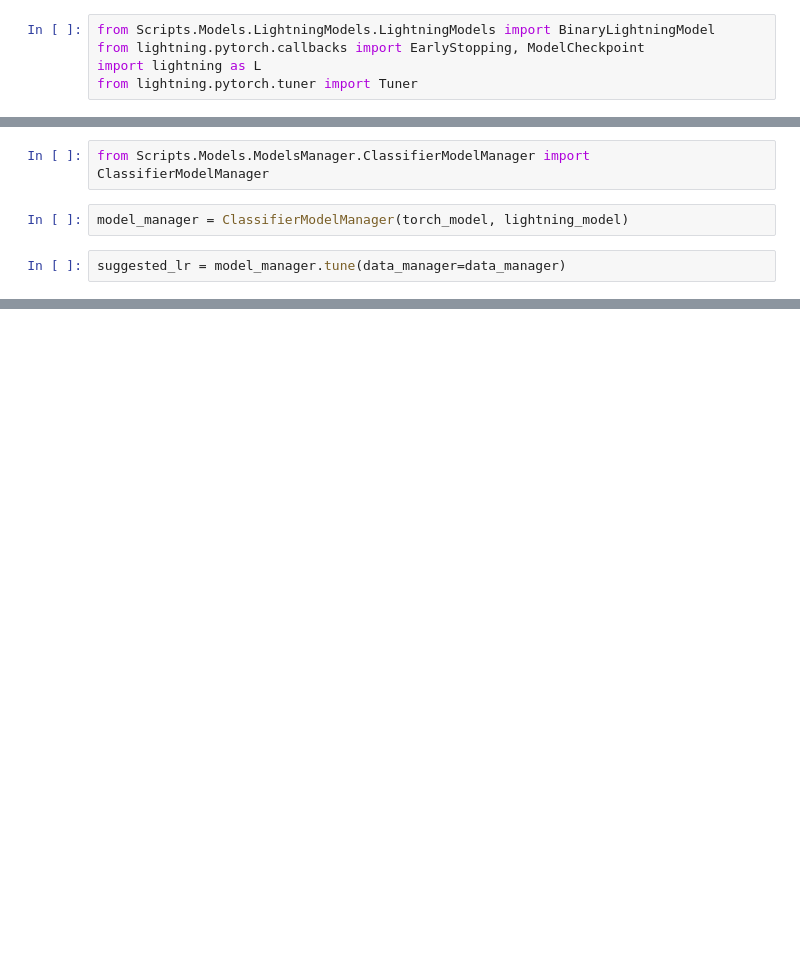
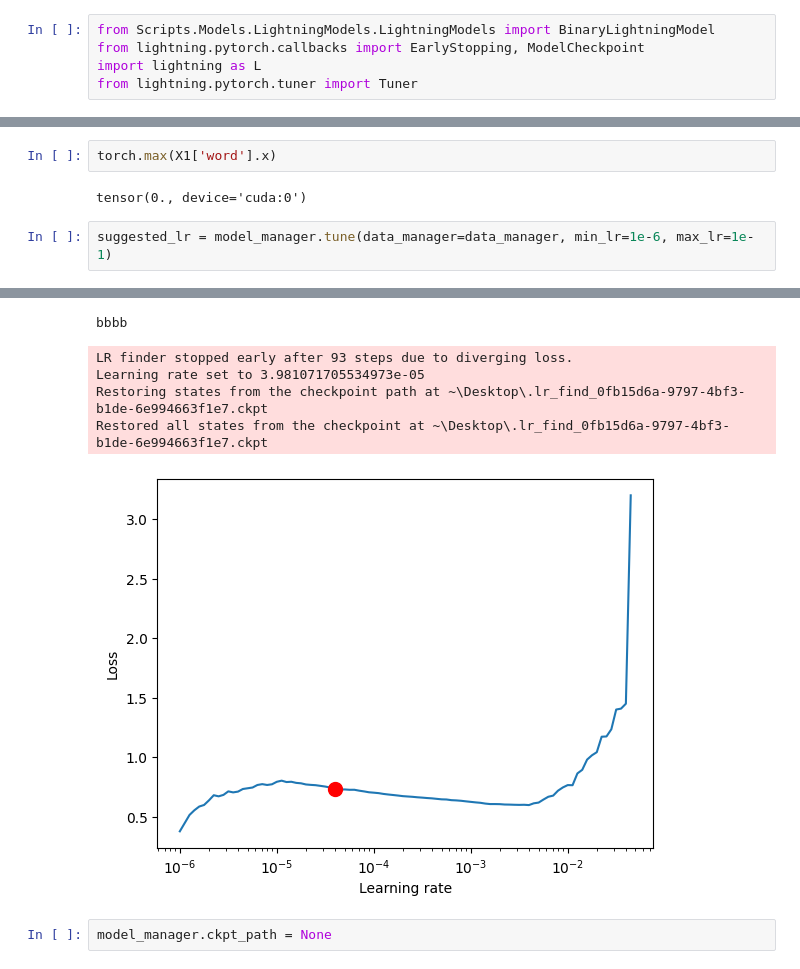
Before and after one commit to raziehAskarizade/Beyond-Words, a Jupyter notebook: Practices/Tasks/HeterogeneousGraphs/TestHeterogeneousGraphClassifier2.ipynb, the cells around one changed output, grey strips where cells are left out. Cells and saved outputs as stored; diff of their text form; blank space fills up the shorter version.

```diff
--- a/Practices/Tasks/HeterogeneousGraphs/TestHeterogeneousGraphClassifier2.ipynb
+++ b/Practices/Tasks/HeterogeneousGraphs/TestHeterogeneousGraphClassifier2.ipynb
@@ -187,6 +222,7 @@ fig = results.plot(suggest=True)
-# %%
-from Scripts.Models.ModelsManager.ClassifierModelManager import ClassifierModelManager
-# %%
-model_manager = ClassifierModelManager(torch_model, lightning_model)
+# %%
+torch.max(X1['word'].x)
+# %% [output]
+tensor(0., device='cuda:0')
 # %%
-suggested_lr = model_manager.tune(data_manager=data_manager)
+suggested_lr = model_manager.tune(data_manager=data_manager, min_lr=1e-6, max_lr=1e-1)
+# %% [output]
@@ -192,0 +231,8 @@ suggested_lr = model_manager.tune(data_manager=data_manager)
+bbbb
+LR finder stopped early after 93 steps due to diverging loss.
+Learning rate set to 3.981071705534973e-05
+Restoring states from the checkpoint path at ~\Desktop\.lr_find_0fb15d6a-9797-4bf3-b1de-6e994663f1e7.ckpt
+Restored all states from the checkpoint at ~\Desktop\.lr_find_0fb15d6a-9797-4bf3-b1de-6e994663f1e7.ckpt
+[figure, added]
+# %%
+model_manager.ckpt_path = None
```
Also changed, not shown: parts of 17 cells of this notebook, 1 other file.
